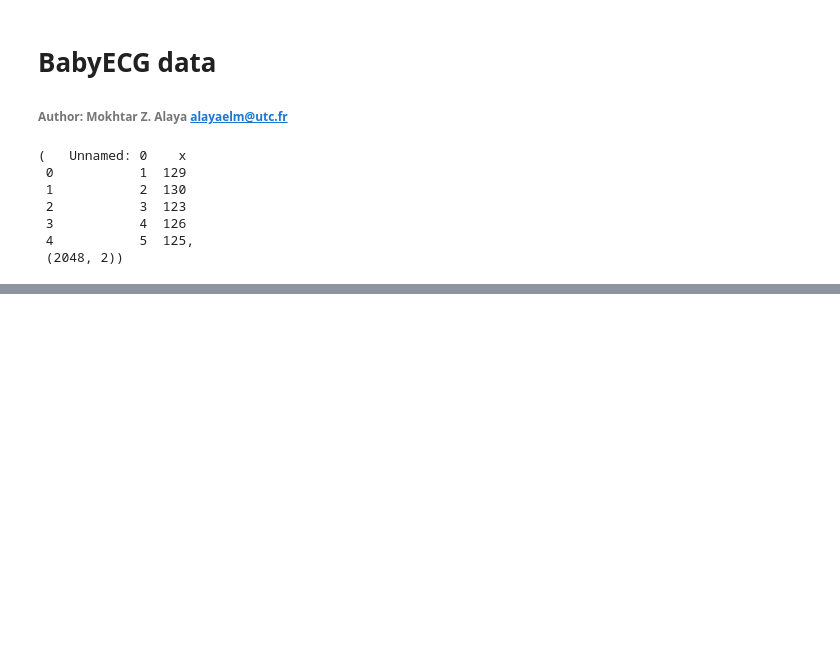
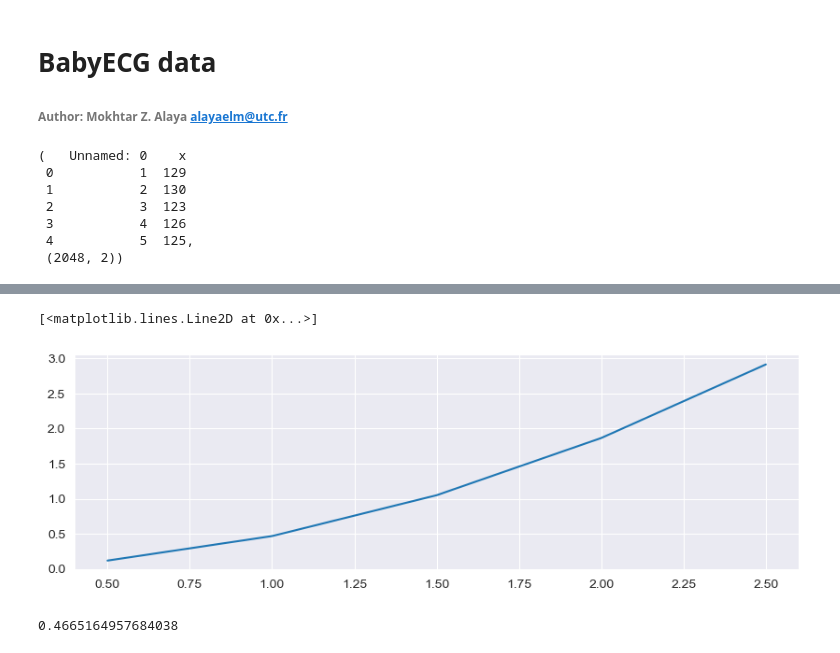
Before and after one commit to mzalaya/wasslsp, a Jupyter notebook: notebooks/real/BabyECG.ipynb, the cells around one changed output, grey strips where cells are left out. Drawn from its saved outputs; the diff is of its cells as text; code cells hidden in the pictures; blank space fills up the shorter version.

```diff
--- a/notebooks/real/BabyECG.ipynb
+++ b/notebooks/real/BabyECG.ipynb
@@ -99,0 +121,9 @@ logging.info("Saved result in file %s" % output_filename)
+# %%
+plt.plot(C, 1 / (T**(1/2) * bandwidth**2), label="Bandwidth")
+# %% [output]
+[<matplotlib.lines.Line2D at 0x...>]
+[figure, added]
+# %%
+1 / (T**(1/2) * (T **(-0.4 / (d+1)))**2)
+# %% [output]
+0.4665164957684038
```
Also changed, not shown: parts of 11 cells of this notebook, 2 other files.
